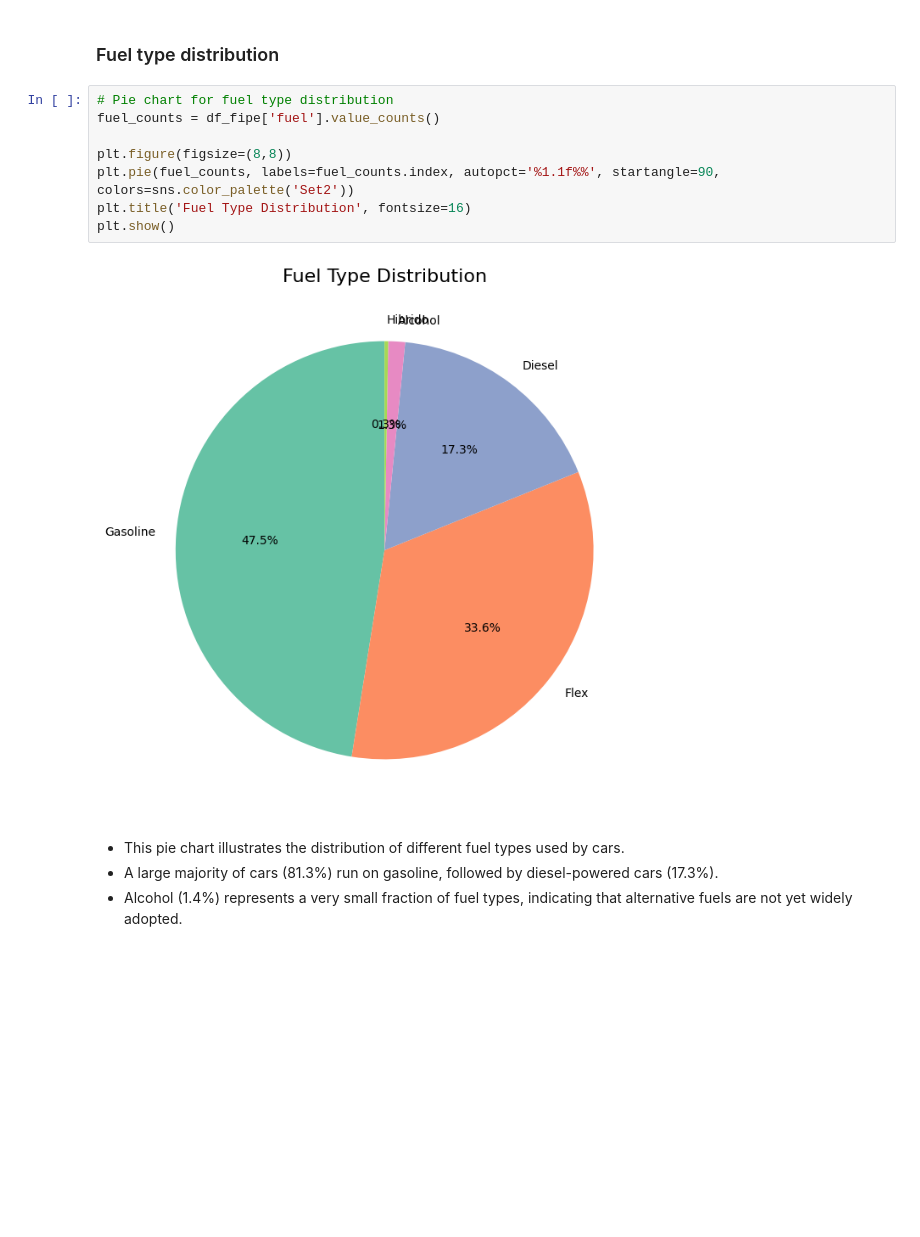
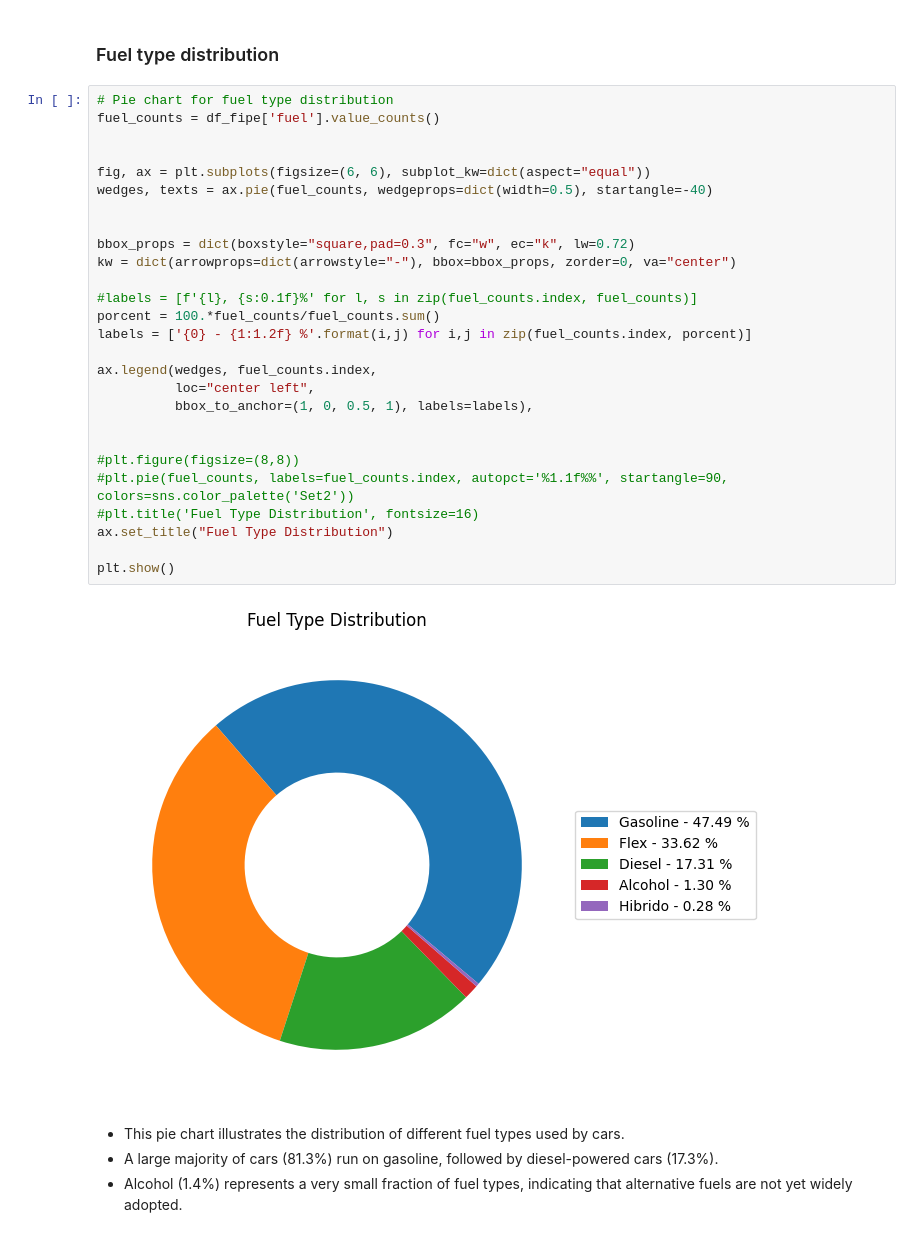
Before and after one commit to joaoqcouto/inf1032-car-prices, a Jupyter notebook: car-prices.ipynb, the cells around one changed output. Drawn from its saved outputs; the diff is of its cells as text; blank space fills up the shorter version.

Commit message:
Fuel Type graph fix

```diff
--- a/car-prices.ipynb
+++ b/car-prices.ipynb
@@ -276,13 +276,32 @@ plt.show()
 # %%
 # Pie chart for fuel type distribution
 fuel_counts = df_fipe['fuel'].value_counts()
 
-plt.figure(figsize=(8,8))
-plt.pie(fuel_counts, labels=fuel_counts.index, autopct='%1.1f%%', startangle=90, colors=sns.color_palette('Set2'))
-plt.title('Fuel Type Distribution', fontsize=16)
+
+fig, ax = plt.subplots(figsize=(6, 6), subplot_kw=dict(aspect="equal"))
+wedges, texts = ax.pie(fuel_counts, wedgeprops=dict(width=0.5), startangle=-40)
+
+
+bbox_props = dict(boxstyle="square,pad=0.3", fc="w", ec="k", lw=0.72)
+kw = dict(arrowprops=dict(arrowstyle="-"), bbox=bbox_props, zorder=0, va="center")
+
+#labels = [f'{l}, {s:0.1f}%' for l, s in zip(fuel_counts.index, fuel_counts)]
+porcent = 100.*fuel_counts/fuel_counts.sum()
+labels = ['{0} - {1:1.2f} %'.format(i,j) for i,j in zip(fuel_counts.index, porcent)]
+
+ax.legend(wedges, fuel_counts.index,
+          loc="center left",
+          bbox_to_anchor=(1, 0, 0.5, 1), labels=labels),
+
+
+#plt.figure(figsize=(8,8))
+#plt.pie(fuel_counts, labels=fuel_counts.index, autopct='%1.1f%%', startangle=90, colors=sns.color_palette('Set2'))
+#plt.title('Fuel Type Distribution', fontsize=16)
+ax.set_title("Fuel Type Distribution")
+
 plt.show()
 # %% [output]
-[figure, old version]
+[figure, new version]
 # %% [markdown]
 - This pie chart illustrates the distribution of different fuel types used by cars.
 - A large majority of cars (81.3%) run on gasoline, followed by diesel-powered cars (17.3%).
```
